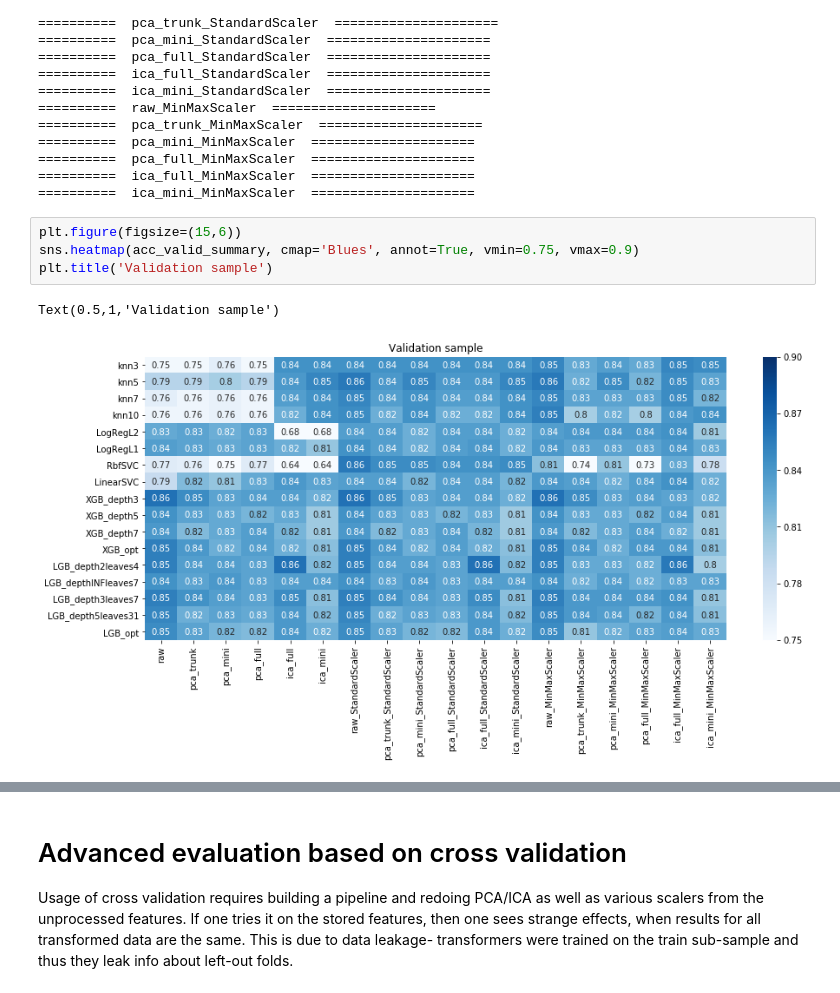
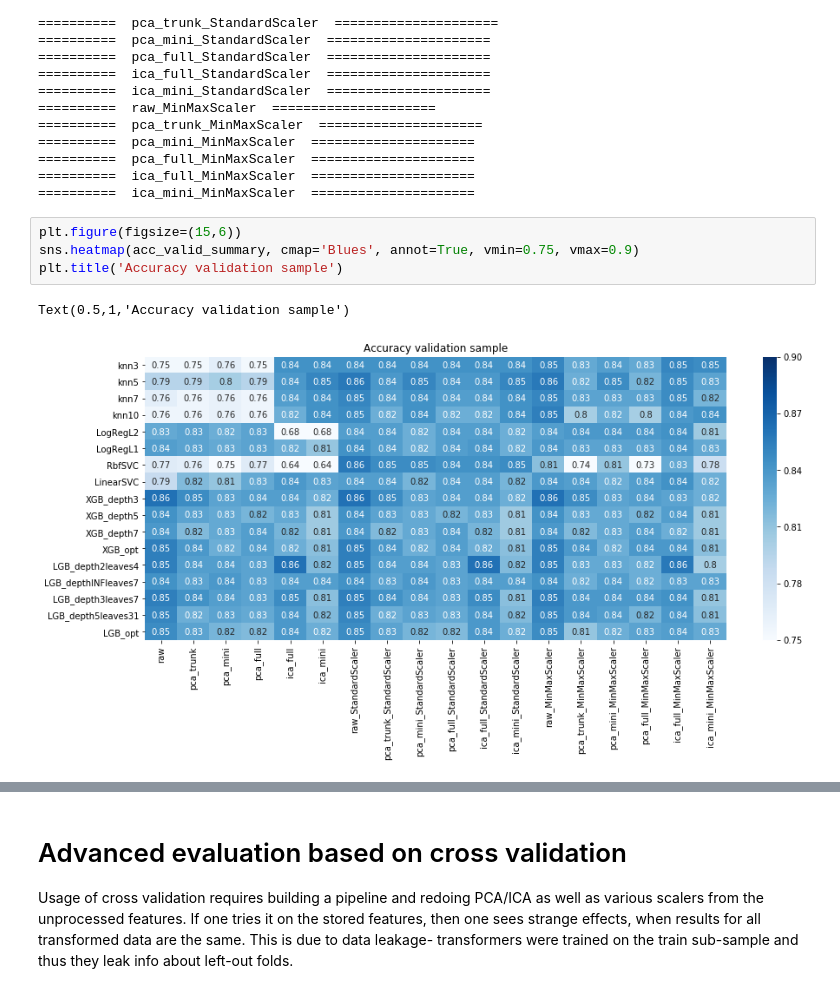
Before and after one commit to mlisovyi/TitanicSurvivalGuide, a Jupyter notebook: Model_Comparison.ipynb, the cells around one changed output, grey strips where cells are left out. Cells and saved outputs as stored; diff of their text form.

```diff
--- a/Model_Comparison.ipynb
+++ b/Model_Comparison.ipynb
@@ -116,10 +116,10 @@ for t_name in transforms_strings:
 # %%
 plt.figure(figsize=(15,6))
 sns.heatmap(acc_valid_summary, cmap='Blues', annot=True, vmin=0.75, vmax=0.9)
-plt.title('Validation sample')
+plt.title('Accuracy validation sample')
 # %% [output]
-Text(0.5,1,'Validation sample')
+Text(0.5,1,'Accuracy validation sample')
-[figure, old version]
+[figure, new version]
 # %%
 plt.figure(figsize=(15,6))
 sns.heatmap(acc_train_summary, cmap='Blues', annot=True, vmin=0.75, vmax=0.9)
```
Also changed, not shown: parts of 8 cells of this notebook.
